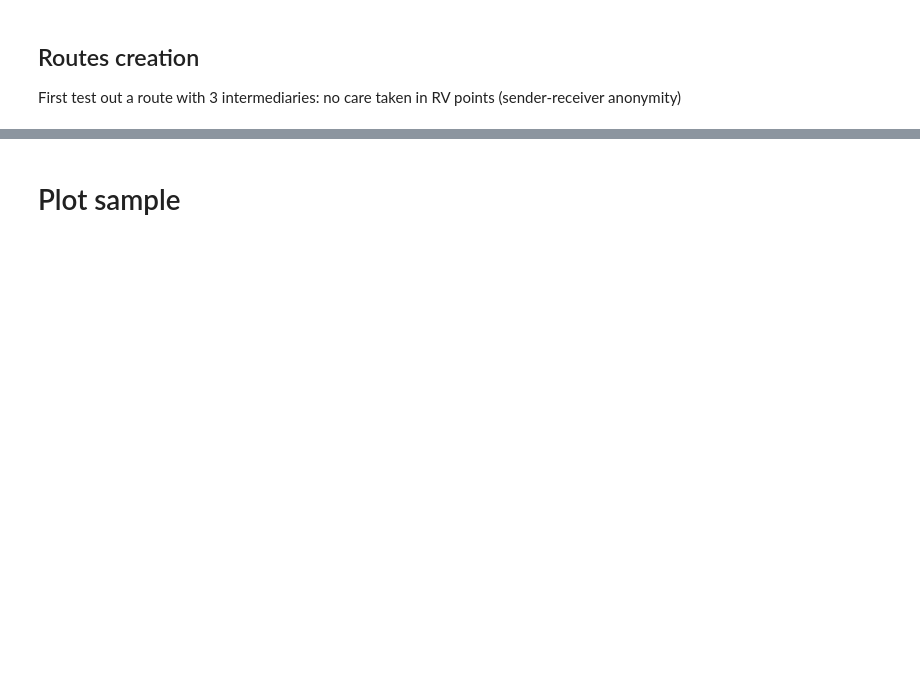
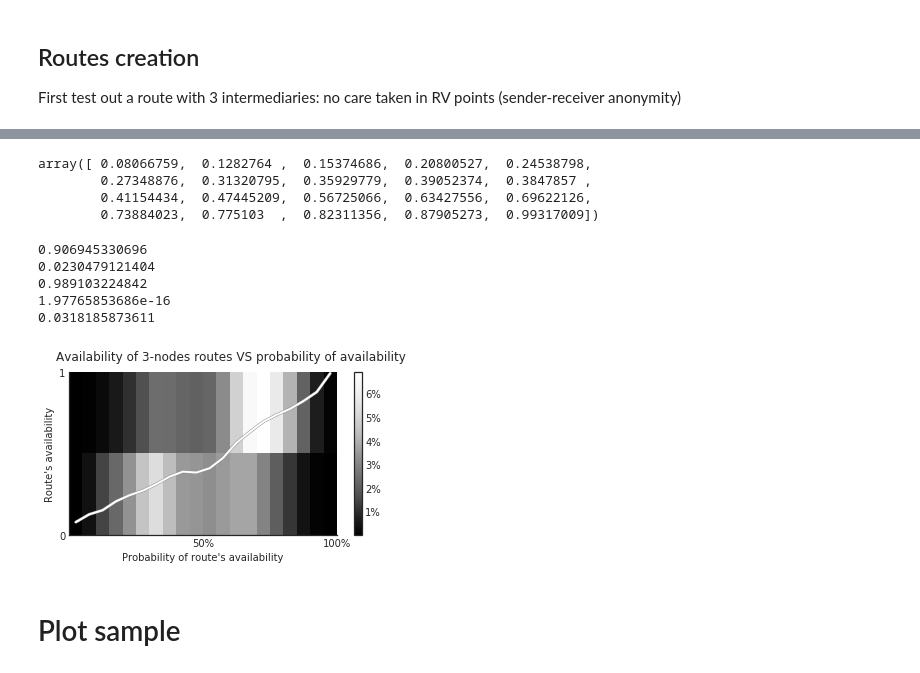
Before and after one commit to dbosk/spores, a Jupyter notebook: python/notebooks/2 - homebrew multivariate hmm.ipynb, the cells around one changed output, grey strips where cells are left out. Drawn from its saved outputs; the diff is of its cells as text; code cells hidden in the pictures; blank space fills up the shorter version.

Commit message:
finished route_success_rate plot
described my new idea

removed big'o'file

```diff
--- a/python/notebooks/2 - homebrew multivariate hmm.ipynb
+++ b/python/notebooks/2 - homebrew multivariate hmm.ipynb
@@ -171,6 +171,7 @@ First test out a route with 3 intermediaries: no care taken in RV points (sender
 address_book=pd.read_csv("outputs/experiment/address_book.csv", index_col=0)
 states_df=pd.read_csv("outputs/experiment/states.csv",index_col=0)
 # %%
+SEQUENCE_LENGTH=120
 t = random.randint(0, SEQUENCE_LENGTH)
 ROUTE_SIZE = 3
 
@@ -211,5 +212,6 @@ next_turn_predictions = address_book[
     (address_book['device_id'] != d1) &
     (address_book['device_id'] != d2)]
 
-print("Possible routes next turn:", int(comb(len(next_turn_predictions), ROUTE_SIZE)))
+rounds = int(comb(len(next_turn_predictions), ROUTE_SIZE))
+print("Possible routes next turn:", rounds)
 # %% [output]
@@ -271,3 +276,0 @@ route_success_rate_df
-# %%
-ROUTE_SIZE=2
-len(list(combinations(next_turn_predictions['device_id'].values, ROUTE_SIZE)))
@@ -275,0 +291,3 @@ len(list(combinations(next_turn_predictions['device_id'].values, ROUTE_SIZE)))
+# %%
+route_success_rate=np.load("outputs/experiment/route_success_rate.npy")
+route_success_rate
@@ -276,3 +353,65 @@ len(list(combinations(next_turn_predictions['device_id'].values, ROUTE_SIZE)))
+# %%
+sliding_mean
+# %% [output]
+array([ 0.08066759,  0.1282764 ,  0.15374686,  0.20800527,  0.24538798,
+        0.27348876,  0.31320795,  0.35929779,  0.39052374,  0.3847857 ,
+        0.41154434,  0.47445209,  0.56725066,  0.63427556,  0.69622126,
+        0.73884023,  0.775103  ,  0.82311356,  0.87905273,  0.99317009])
+# %%
+from scipy import stats
+
+slope, intercept, r_value, p_value, std_err = stats.linregress(x_mid, sliding_mean)
+print(slope)
+print(intercept)
+print(r_value)
+print(p_value)
+print(std_err)
+# %% [output]
+0.906945330696
+0.0230479121404
+0.989103224842
+1.97765853686e-16
+0.0318185873611
+# %%
+### print(count_arr.T)
+
+fig, ax = plt.subplots(figsize=(6,3))
+
+sns.set_style("white")
+sns.despine()
+im=ax.imshow(count_arr.T, cmap='Greys_r', interpolation='nearest', origin='lower', extent=[0,1,0,1], aspect='auto')
+# ax.plot(x_mid, sliding_mean, linewidth=3, color='white', marker='o', markersize=None, markeredgecolor='grey')
+plt.colorbar(im, ax=ax, format=plt.FuncFormatter('{:.0%}'.format))
+
+# Visible line: draw one for the edge and another for the fill
+ax.plot(x_mid, sliding_mean, linewidth=3, color='#909090')
+ax.plot(x_mid, sliding_mean, linewidth=2, color='white')
+
+# Visible dots
+# ax.plot(x_mid, sliding_mean, linewidth=0, marker='o', markersize=8, markerfacecolor='white',
+#         markeredgecolor='grey', markeredgewidth=1)
+
+# xticks=np.linspace(0, count_arr.shape[0]-1, num=3, dtype=np.uint)
+# print(xticks)
+# print(x_mid[xticks])
+# # ax.set_xticks(xticks)
+# # #ax.xaxis.set_major_formatter(plt.FuncFormatter('{:}'.format))
+# # ax.set_xticklabels(x_mid[xticks])
+
+ax.set_xticks([0.5, 1])
+ax.xaxis.set_major_formatter(plt.FuncFormatter('{:.0%}'.format))
+ax.set_xlabel("Probability of route's availability")
+ax.set_yticks([0, 1])
+ax.set_ylabel("Route's availability")
+
+
+# plt.suptitle("Availability of {}-nodes routes VS probability of availability over {:,} routes".format(ROUTE_SIZE, data_length))
+plt.suptitle("Availability of {}-nodes routes VS probability of availability".format(ROUTE_SIZE))
+#plt.tight_layout()
+plt.savefig("outputs/route_success_vs_proba.svg")
+plt.show()
+# %% [output]
+[figure, added]
 # %% [markdown]
 # Plot sample
 # %%
```
Also changed, not shown: parts of 9 cells of this notebook, 6 other files.
